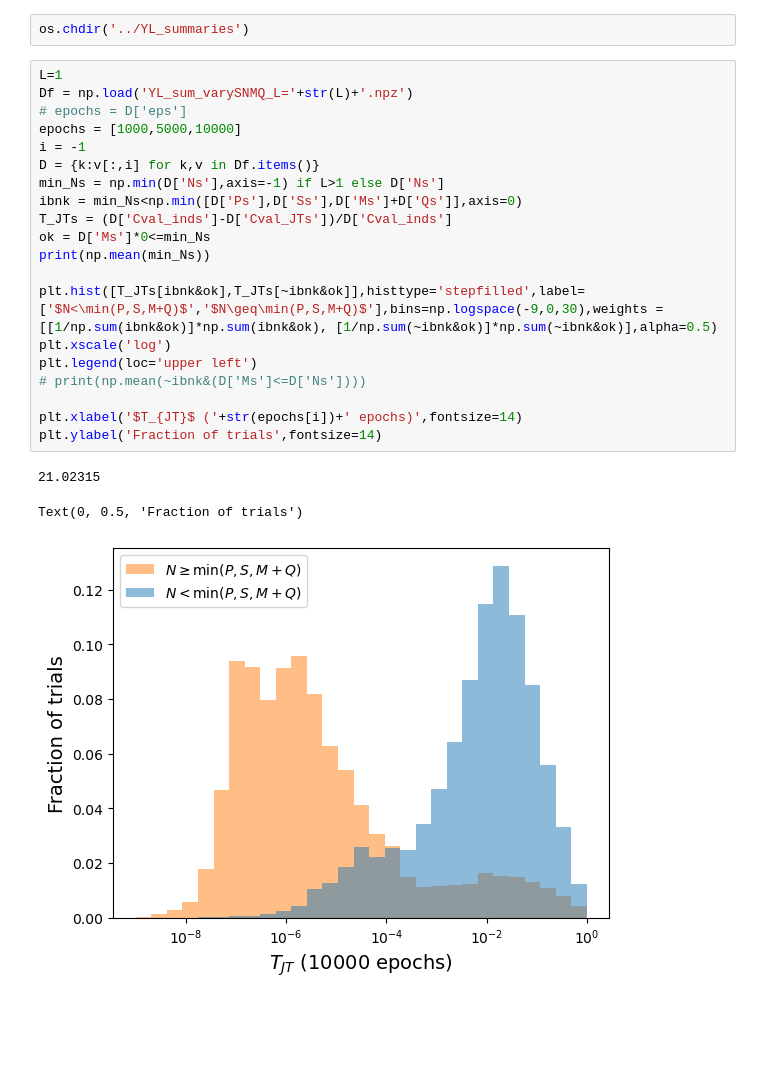
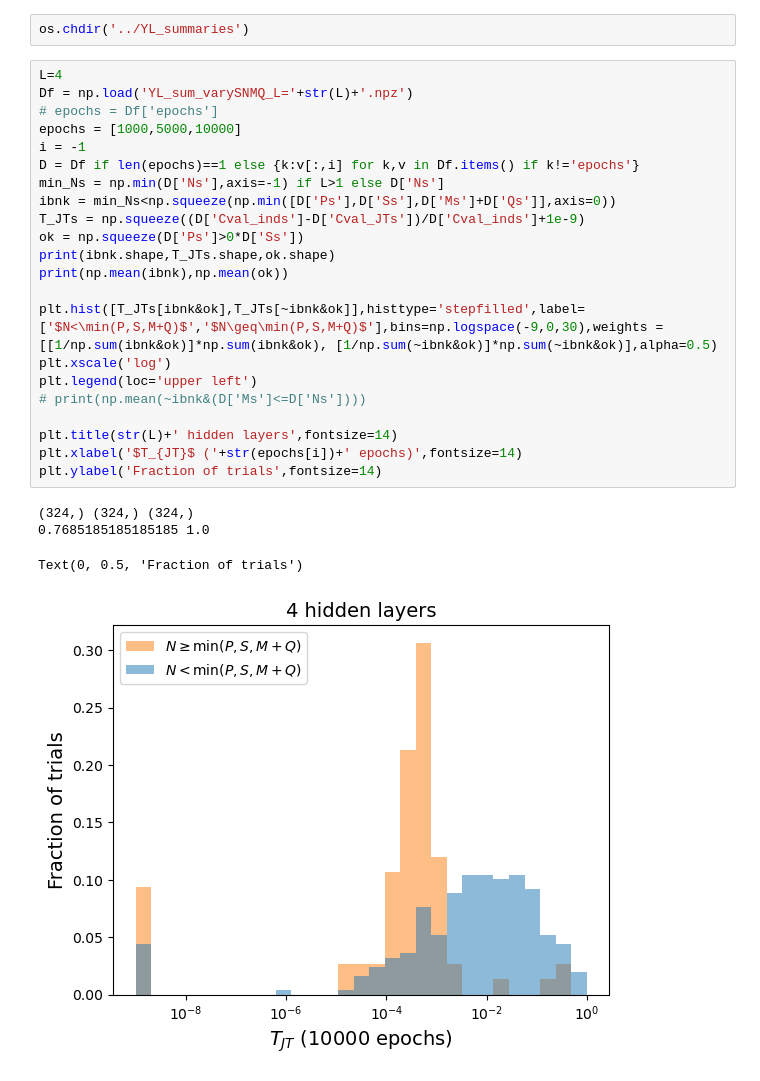
Before and after one commit to zdeblick/JointTraining, a Jupyter notebook: Figures.ipynb, the cells around one changed output. Cells and saved outputs as stored; diff of their text form; blank space fills up the shorter version.

Commit message:
switching to different epoch recording

```diff
--- a/Figures.ipynb
+++ b/Figures.ipynb
@@ -573,28 +573,31 @@ Y-shaped model
 # %%
 os.chdir('../YL_summaries')
 # %%
-L=1
+L=4
 Df = np.load('YL_sum_varySNMQ_L='+str(L)+'.npz')
-# epochs = D['eps']
+# epochs = Df['epochs']
 epochs = [1000,5000,10000]
 i = -1
-D = {k:v[:,i] for k,v in Df.items()}
+D = Df if len(epochs)==1 else {k:v[:,i] for k,v in Df.items() if k!='epochs'}
 min_Ns = np.min(D['Ns'],axis=-1) if L>1 else D['Ns']
-ibnk = min_Ns<np.min([D['Ps'],D['Ss'],D['Ms']+D['Qs']],axis=0)
-T_JTs = (D['Cval_inds']-D['Cval_JTs'])/D['Cval_inds']
-ok = D['Ms']*0<=min_Ns
-print(np.mean(min_Ns))
+ibnk = min_Ns<np.squeeze(np.min([D['Ps'],D['Ss'],D['Ms']+D['Qs']],axis=0))
+T_JTs = np.squeeze((D['Cval_inds']-D['Cval_JTs'])/D['Cval_inds']+1e-9)
+ok = np.squeeze(D['Ps']>0*D['Ss'])
+print(ibnk.shape,T_JTs.shape,ok.shape)
+print(np.mean(ibnk),np.mean(ok))
 
 plt.hist([T_JTs[ibnk&ok],T_JTs[~ibnk&ok]],histtype='stepfilled',label=['$N<\min(P,S,M+Q)$','$N\geq\min(P,S,M+Q)$'],bins=np.logspace(-9,0,30),weights = [[1/np.sum(ibnk&ok)]*np.sum(ibnk&ok), [1/np.sum(~ibnk&ok)]*np.sum(~ibnk&ok)],alpha=0.5)
 plt.xscale('log')
 plt.legend(loc='upper left')
 # print(np.mean(~ibnk&(D['Ms']<=D['Ns'])))
 
+plt.title(str(L)+' hidden layers',fontsize=14)
 plt.xlabel('$T_{JT}$ ('+str(epochs[i])+' epochs)',fontsize=14)
 plt.ylabel('Fraction of trials',fontsize=14)
 # %% [output]
-21.02315
+(324,) (324,) (324,)
+0.7685185185185185 1.0
 Text(0, 0.5, 'Fraction of trials')
-[figure, old version]
+[figure, new version]
 # %%
 fig,ax = plt.subplots()
```
Also changed, not shown: parts of 1 cell of this notebook.
